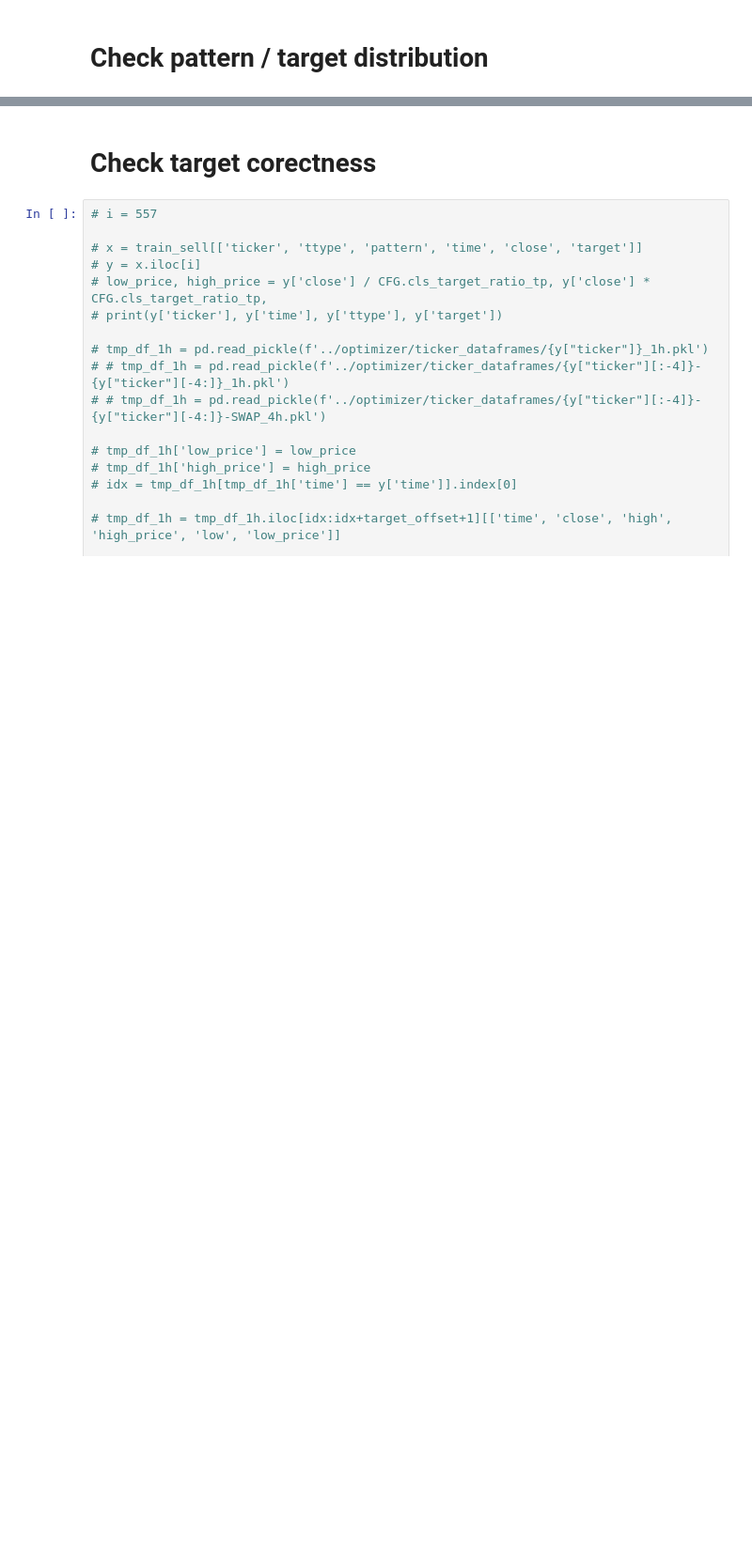
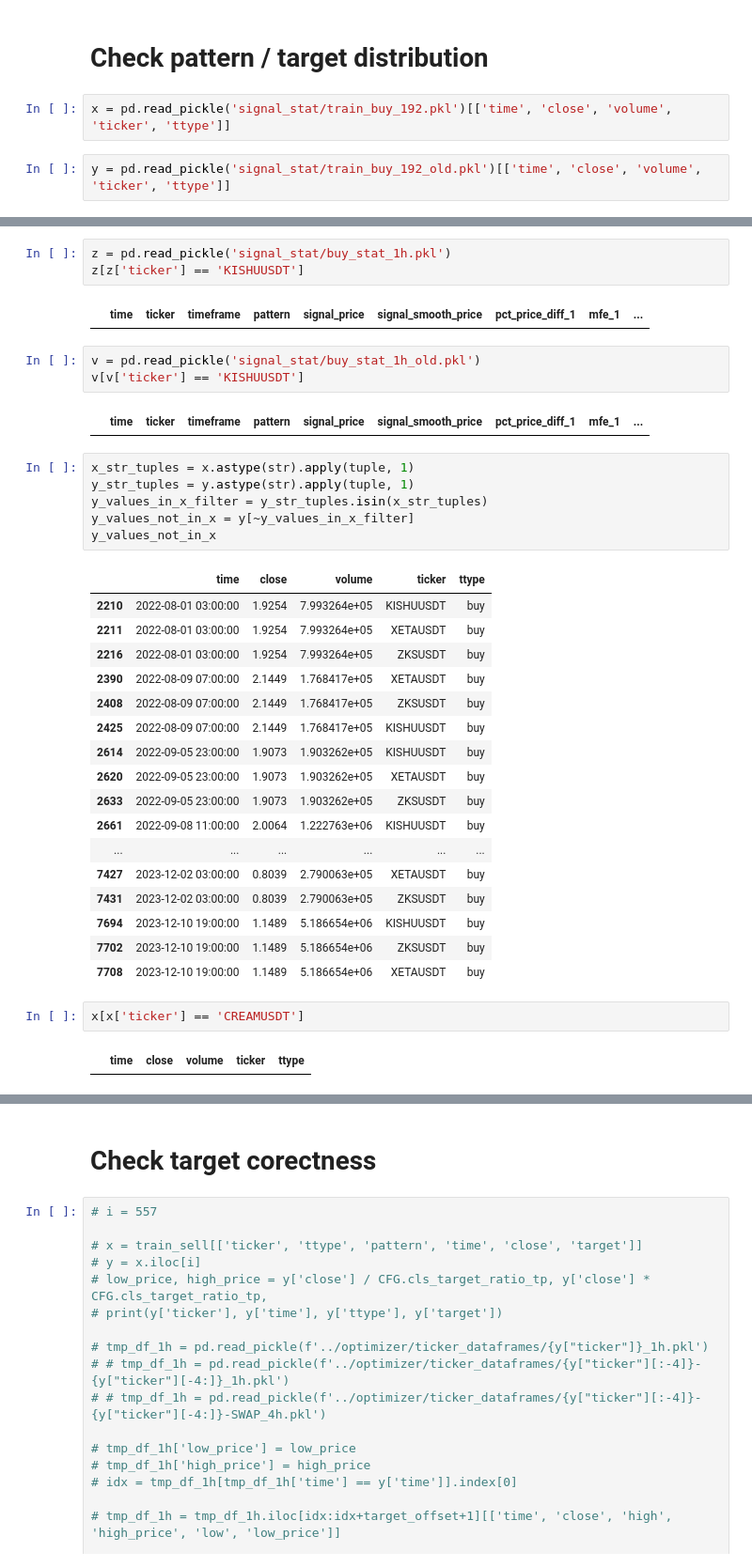
Before and after one commit to beatwad/sigbot, a Jupyter notebook: sigbot/ml/train_model.ipynb, the cells around one changed output, grey strips where cells are left out. Shown at 94% size. Cells and saved outputs as stored; diff of their text form; blank space fills up the shorter version.

```diff
--- a/sigbot/ml/train_model.ipynb
+++ b/sigbot/ml/train_model.ipynb
@@ -325,3 +324,7 @@ if CFG.create_dataset:
     # display(df.shape)
 # %% [markdown]
 # Check pattern / target distribution
+# %%
+x = pd.read_pickle('signal_stat/train_buy_192.pkl')[['time', 'close', 'volume', 'ticker', 'ttype']]
+# %%
+y = pd.read_pickle('signal_stat/train_buy_192_old.pkl')[['time', 'close', 'volume', 'ticker', 'ttype']]
@@ -328 +347,39 @@ if CFG.create_dataset:
+# %%
+z = pd.read_pickle('signal_stat/buy_stat_1h.pkl')
+z[z['ticker'] == 'KISHUUSDT']
+# %% [output]
+|  | time | ticker | timeframe | pattern | signal_price | signal_smooth_price | pct_price_diff_1 | mfe_1 | ... |
+# %%
+v = pd.read_pickle('signal_stat/buy_stat_1h_old.pkl')
+v[v['ticker'] == 'KISHUUSDT']
+# %% [output]
+|  | time | ticker | timeframe | pattern | signal_price | signal_smooth_price | pct_price_diff_1 | mfe_1 | ... |
+# %%
+x_str_tuples = x.astype(str).apply(tuple, 1)
+y_str_tuples = y.astype(str).apply(tuple, 1)
+y_values_in_x_filter = y_str_tuples.isin(x_str_tuples)
+y_values_not_in_x = y[~y_values_in_x_filter]
+y_values_not_in_x
+# %% [output]
+|  | time | close | volume | ticker | ttype |
+| 2210 | 2022-08-01 03:00:00 | 1.9254 | 7.993264e+05 | KISHUUSDT | buy |
+| 2211 | 2022-08-01 03:00:00 | 1.9254 | 7.993264e+05 | XETAUSDT | buy |
+| 2216 | 2022-08-01 03:00:00 | 1.9254 | 7.993264e+05 | ZKSUSDT | buy |
+| 2390 | 2022-08-09 07:00:00 | 2.1449 | 1.768417e+05 | XETAUSDT | buy |
+| 2408 | 2022-08-09 07:00:00 | 2.1449 | 1.768417e+05 | ZKSUSDT | buy |
+| 2425 | 2022-08-09 07:00:00 | 2.1449 | 1.768417e+05 | KISHUUSDT | buy |
+| 2614 | 2022-09-05 23:00:00 | 1.9073 | 1.903262e+05 | KISHUUSDT | buy |
+| 2620 | 2022-09-05 23:00:00 | 1.9073 | 1.903262e+05 | XETAUSDT | buy |
+| 2633 | 2022-09-05 23:00:00 | 1.9073 | 1.903262e+05 | ZKSUSDT | buy |
+| 2661 | 2022-09-08 11:00:00 | 2.0064 | 1.222763e+06 | KISHUUSDT | buy |
+| ... | ... | ... | ... | ... | ... |
+| 7427 | 2023-12-02 03:00:00 | 0.8039 | 2.790063e+05 | XETAUSDT | buy |
+| 7431 | 2023-12-02 03:00:00 | 0.8039 | 2.790063e+05 | ZKSUSDT | buy |
+| 7694 | 2023-12-10 19:00:00 | 1.1489 | 5.186654e+06 | KISHUUSDT | buy |
+| 7702 | 2023-12-10 19:00:00 | 1.1489 | 5.186654e+06 | ZKSUSDT | buy |
+| 7708 | 2023-12-10 19:00:00 | 1.1489 | 5.186654e+06 | XETAUSDT | buy |
+# %%
+x[x['ticker'] == 'CREAMUSDT']
+# %% [output]
+|  | time | close | volume | ticker | ttype |
 # %%
```
Also changed, not shown: parts of 12 cells of this notebook, 13 other files.
